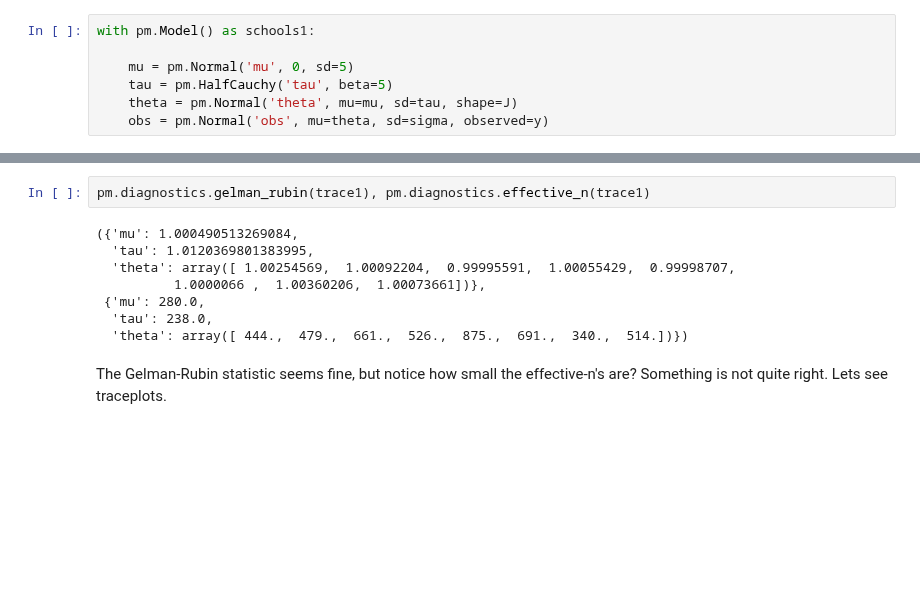
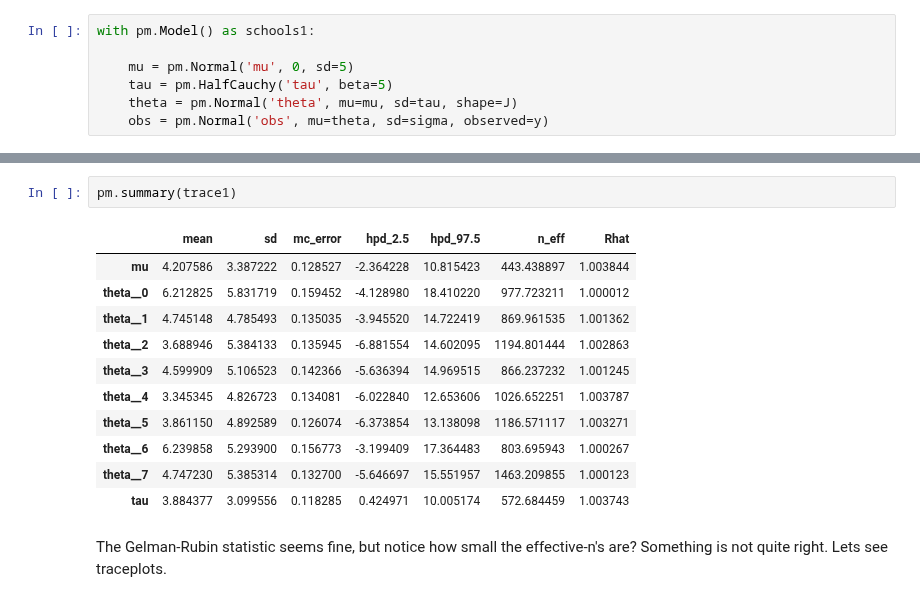
Before and after one commit to AM207/2018fall, a Jupyter notebook: wiki/gelmanschools.ipynb, the cells around one changed output, grey strips where cells are left out. Drawn from its saved outputs; the diff is of its cells as text; blank space fills up the shorter version.

```diff
--- a/wiki/gelmanschools.ipynb
+++ b/wiki/gelmanschools.ipynb
@@ -98,14 +96,18 @@ The acceptance probability does not match the target. It is 0.63919125529, but s
 The number of effective samples is smaller than 10% for some parameters.
-# %%
-pm.diagnostics.gelman_rubin(trace1), pm.diagnostics.effective_n(trace1)
-# %% [output]
-({'mu': 1.000490513269084,
-  'tau': 1.0120369801383995,
-  'theta': array([ 1.00254569,  1.00092204,  0.99995591,  1.00055429,  0.99998707,
-          1.0000066 ,  1.00360206,  1.00073661])},
- {'mu': 280.0,
-  'tau': 238.0,
-  'theta': array([ 444.,  479.,  661.,  526.,  875.,  691.,  340.,  514.])})
+# %%
+pm.summary(trace1)
+# %% [output]
+|  | mean | sd | mc_error | hpd_2.5 | hpd_97.5 | n_eff | Rhat |
+| mu | 4.207586 | 3.387222 | 0.128527 | -2.364228 | 10.815423 | 443.438897 | 1.003844 |
+| theta__0 | 6.212825 | 5.831719 | 0.159452 | -4.128980 | 18.410220 | 977.723211 | 1.000012 |
+| theta__1 | 4.745148 | 4.785493 | 0.135035 | -3.945520 | 14.722419 | 869.961535 | 1.001362 |
+| theta__2 | 3.688946 | 5.384133 | 0.135945 | -6.881554 | 14.602095 | 1194.801444 | 1.002863 |
+| theta__3 | 4.599909 | 5.106523 | 0.142366 | -5.636394 | 14.969515 | 866.237232 | 1.001245 |
+| theta__4 | 3.345345 | 4.826723 | 0.134081 | -6.022840 | 12.653606 | 1026.652251 | 1.003787 |
+| theta__5 | 3.861150 | 4.892589 | 0.126074 | -6.373854 | 13.138098 | 1186.571117 | 1.003271 |
+| theta__6 | 6.239858 | 5.293900 | 0.156773 | -3.199409 | 17.364483 | 803.695943 | 1.000267 |
+| theta__7 | 4.747230 | 5.385314 | 0.132700 | -5.646697 | 15.551957 | 1463.209855 | 1.000123 |
+| tau | 3.884377 | 3.099556 | 0.118285 | 0.424971 | 10.005174 | 572.684459 | 1.003743 |
 # %% [markdown]
 The Gelman-Rubin statistic seems fine, but notice how small the effective-n's are? Something is not quite right. Lets see traceplots.
 # %%
```
Also changed, not shown: parts of 18 cells of this notebook, 53 other files.
